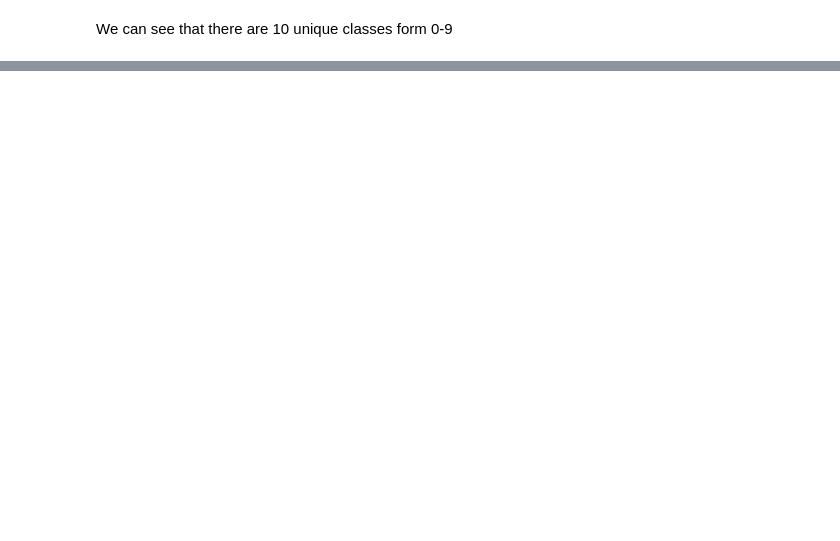
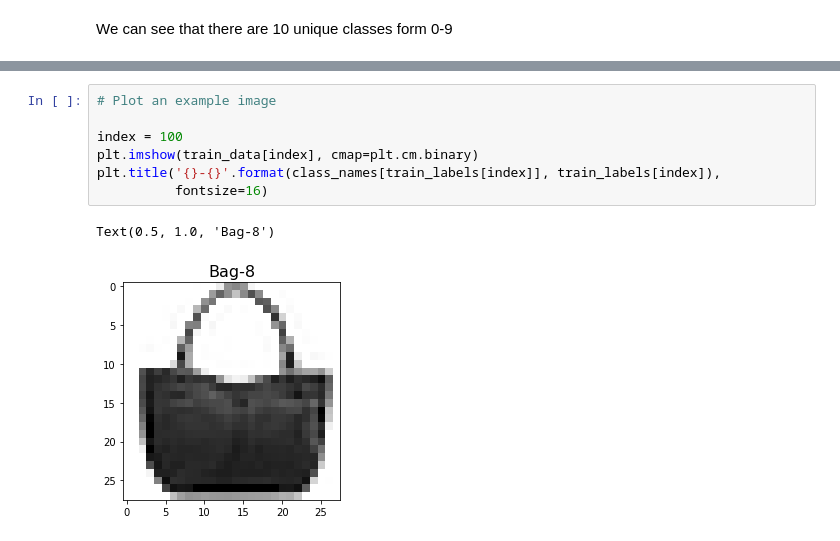
Before and after one commit to Shreyas-13/Tensorflow-Developer, a Jupyter notebook: 02_NeuralNetwork__Classification.ipynb, the cells around one changed output, grey strips where cells are left out. Saved outputs shown, nothing was run; the diff lists cells and outputs as text; blank space fills up the shorter version.

```diff
--- a/02_NeuralNetwork__Classification.ipynb
+++ b/02_NeuralNetwork__Classification.ipynb
@@ -466,0 +480,10 @@ plt.imshow(train_data[0])
+# %%
+# Plot an example image
+
+index = 100
+plt.imshow(train_data[index], cmap=plt.cm.binary)
+plt.title('{}-{}'.format(class_names[train_labels[index]], train_labels[index]),
+          fontsize=16)
+# %% [output]
+Text(0.5, 1.0, 'Bag-8')
+[figure, added]
```
Also changed, not shown: parts of 18 cells of this notebook.
